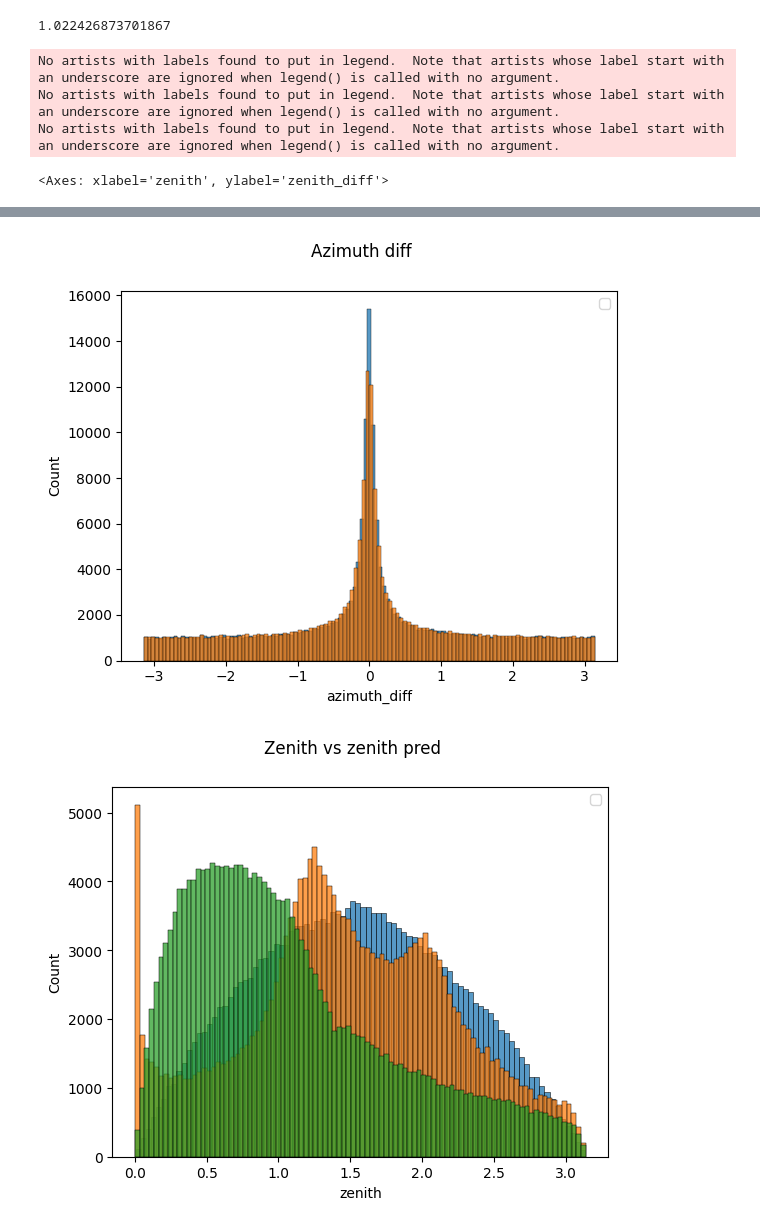
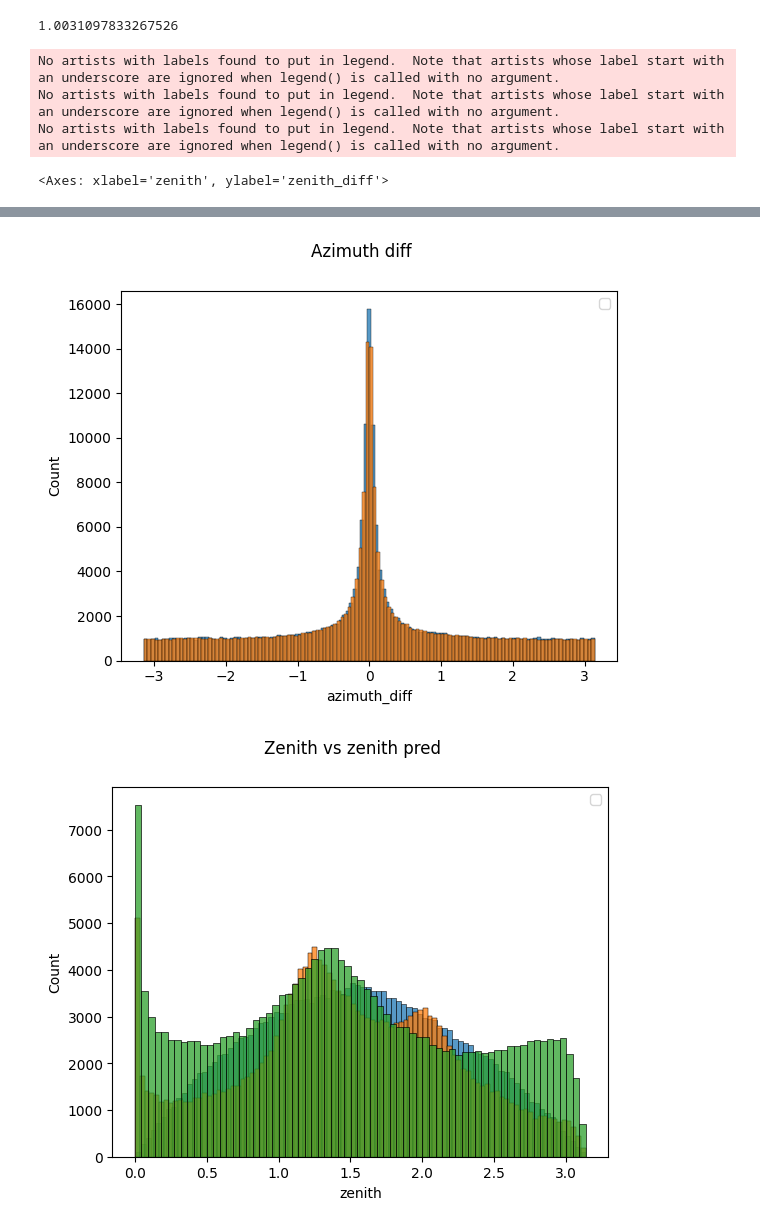
Before and after one commit to mkotyushev/icecube, a Jupyter notebook: inference.ipynb, the cells around one changed output, grey strips where cells are left out. Saved outputs shown, nothing was run; the diff lists cells and outputs as text; code cells hidden in the pictures.

```diff
--- a/inference.ipynb
+++ b/inference.ipynb
@@ -88,0 +147,27 @@ df1['angular_error'].mean(), df2['angular_error'].mean()
+# %%
+df1 = pd.read_hdf('results/angles_euc_aug_no_clamp.h5', key='df')
+# df1 = df1.drop(columns=['true_x', 'true_y', 'true_z', 'direction_x', 'direction_y', 'direction_z', 'angular_error'])
+df1['direction_x'] = df1['azimuth_cos'] * df1['zenith_sin']
+df1['direction_y'] = df1['azimuth_sin'] * df1['zenith_sin']
+df1['direction_z'] = df1['zenith_cos']
+
+norm = np.sqrt(df1['direction_x']**2 + df1['direction_y']**2 + df1['direction_z']**2)
+df1['direction_x'] /= norm
+df1['direction_y'] /= norm
+df1['direction_z'] /= norm
+
+# df1 = pd.read_hdf('results/baseline_no_clamp.h5', key='df')
+df2 = pd.read_hdf('results/direction_mapped_contd_clamp_5000.h5', key='df')
+
+# df1 = pd.read_hdf('results/direction.h5', key='df')
+# df2 = pd.read_hdf('results/contd.h5', key='df')
+
+df1 = xyz_to_angles2(df1)
+df2 = xyz_to_angles2(df2)
+
+# df2['zenith_pred'] = df2['zenith']
+# df2['azimuth_pred'] = df2['azimuth']
+
+df1['angular_error'] = angular_dist_score(df1['azimuth'], df1['zenith'], df1['azimuth_pred'], df1['zenith_pred'])
+df2['angular_error'] = angular_dist_score(df2['azimuth'], df2['zenith'], df2['azimuth_pred'], df2['zenith_pred'])
+df1['angular_error'].mean(), df2['angular_error'].mean()
@@ -106,9 +193,13 @@ df = df1.copy()
 
 df['zenith_pred'] = df2['zenith_pred']
 df['azimuth_pred'] = df2['azimuth_pred']
-df2_bad_mask = df2['direction_kappa'] < 1
-df.loc[df2_bad_mask, 'zenith_pred'] = df1.loc[df2_bad_mask, 'zenith_pred']
+df2_bad_mask = df2['direction_kappa'] < 0.5
+# df2_bad_mask2 = df2['zenith_pred'] < 0.1
+# df.loc[df2_bad_mask, 'zenith_pred'] = df1.loc[df2_bad_mask, 'zenith_pred']
 df.loc[df2_bad_mask, 'azimuth_pred'] = df1.loc[df2_bad_mask, 'azimuth_pred']
+
+# df['zenith_pred'] = (df1['zenith_pred'] + df2['zenith_pred']) / 2
+# df['azimuth_pred'] = (df1['azimuth_pred'] + df2['azimuth_pred']) / 2
 
 # df['zenith_pred'] = df2['zenith_pred']
 # df['azimuth_pred'] = df2['azimuth_pred']
@@ -131,7 +222,7 @@ def angles_to_xyz(azimuth, zenith):
     return x, y, z
 
 df['direction_x'], df['direction_y'], df['direction_z'] = angles_to_xyz(df['azimuth_pred'], df['zenith_pred'])
-df = calculate_angular_error(df)
+df = calculate_angular_error(convert_to_3d(df))
 df['angular_error'].mean()
 # %% [output]
-1.022426873701867
+1.0031097833267526
@@ -155,11 +244,13 @@ plt.suptitle('Azimuth vs azimuth pred')
 sns.histplot(data=df1, x='azimuth')
 sns.histplot(data=df1, x='azimuth_pred')
 sns.histplot(data=df2, x='azimuth_pred')
+# sns.histplot(data=df, x='azimuth_pred')
 
 plt.figure()
 plt.suptitle('Azimuth diff')
 sns.histplot(data=df1, x='azimuth_diff')
 sns.histplot(data=df2, x='azimuth_diff')
+# sns.histplot(data=df, x='azimuth_diff')
 plt.legend()
 
 plt.figure()
@@ -167,37 +258,39 @@ plt.suptitle('Zenith vs zenith pred')
 sns.histplot(data=df1, x='zenith')
 sns.histplot(data=df1, x='zenith_pred')
 sns.histplot(data=df2, x='zenith_pred')
+# sns.histplot(data=df, x='zenith_pred')
 plt.legend()
 
 plt.figure()
 plt.suptitle('Zenith diff')
-sns.histplot(data=df1, x='zenith_diff')
-sns.histplot(data=df2, x='zenith_diff')
+sns.histplot(data=df1, x='zenith_diff', log_scale=True)
+sns.histplot(data=df2, x='zenith_diff', log_scale=True)
+# sns.histplot(data=df, x='zenith_diff', log_scale=True)
 plt.legend()
 
 fig, axes = plt.subplots(1, 3, figsize=(15, 5))
 fig.suptitle('Zenith vs zenith pred scatter')
 sns.scatterplot(data=df1, x='zenith', y='zenith_pred', s=0.1, ax=axes[0])
 sns.scatterplot(data=df2, x='zenith', y='zenith_pred', s=0.1, ax=axes[1])
-sns.scatterplot(data=df, x='zenith', y='zenith_pred', s=0.1, ax=axes[2])
+# sns.scatterplot(data=df, x='zenith', y='zenith_pred', s=0.1, ax=axes[2])
 
 fig, axes = plt.subplots(1, 3, figsize=(15, 5))
 fig.suptitle('Azimuth vs azimuth pred scatter')
 sns.scatterplot(data=df1, x='azimuth', y='azimuth_pred', s=0.1, ax=axes[0])
 sns.scatterplot(data=df2, x='azimuth', y='azimuth_pred', s=0.1, ax=axes[1])
-sns.scatterplot(data=df, x='azimuth', y='azimuth_pred', s=0.1, ax=axes[2])
+# sns.scatterplot(data=df, x='azimuth', y='azimuth_pred', s=0.1, ax=axes[2])
 
 fig, axes = plt.subplots(1, 3, figsize=(15, 5))
 fig.suptitle('Azimuth vs azimuth diff scatter')
 sns.scatterplot(data=df1, x='azimuth', y='azimuth_diff', s=0.1, ax=axes[0])
 sns.scatterplot(data=df2, x='azimuth', y='azimuth_diff', s=0.1, ax=axes[1])
-sns.scatterplot(data=df, x='azimuth', y='azimuth_diff', s=0.1, ax=axes[2])
+# sns.scatterplot(data=df, x='azimuth', y='azimuth_diff', s=0.1, ax=axes[2])
 
 fig, axes = plt.subplots(1, 3, figsize=(15, 5))
 fig.suptitle('Zenith vs zenith diff scatter')
 sns.scatterplot(data=df1, x='zenith', y='zenith_diff', s=0.1, ax=axes[0])
 sns.scatterplot(data=df2, x='zenith', y='zenith_diff', s=0.1, ax=axes[1])
-sns.scatterplot(data=df, x='zenith', y='zenith_diff', s=0.1, ax=axes[2])
+# sns.scatterplot(data=df, x='zenith', y='zenith_diff', s=0.1, ax=axes[2])
 # %% [output]
 No artists with labels found to put in legend.  Note that artists whose label start with an underscore are ignored when legend() is called with no argument.
 No artists with labels found to put in legend.  Note that artists whose label start with an underscore are ignored when legend() is called with no argument.
@@ -207,2 +300,2 @@ No artists with labels found to put in legend.  Note that artists whose label st
-[figure, old version]
+[figure, new version]
-[figure, old version]
+[figure, new version]
```
Also changed, not shown: parts of 58 cells of this notebook, 2 other files.
